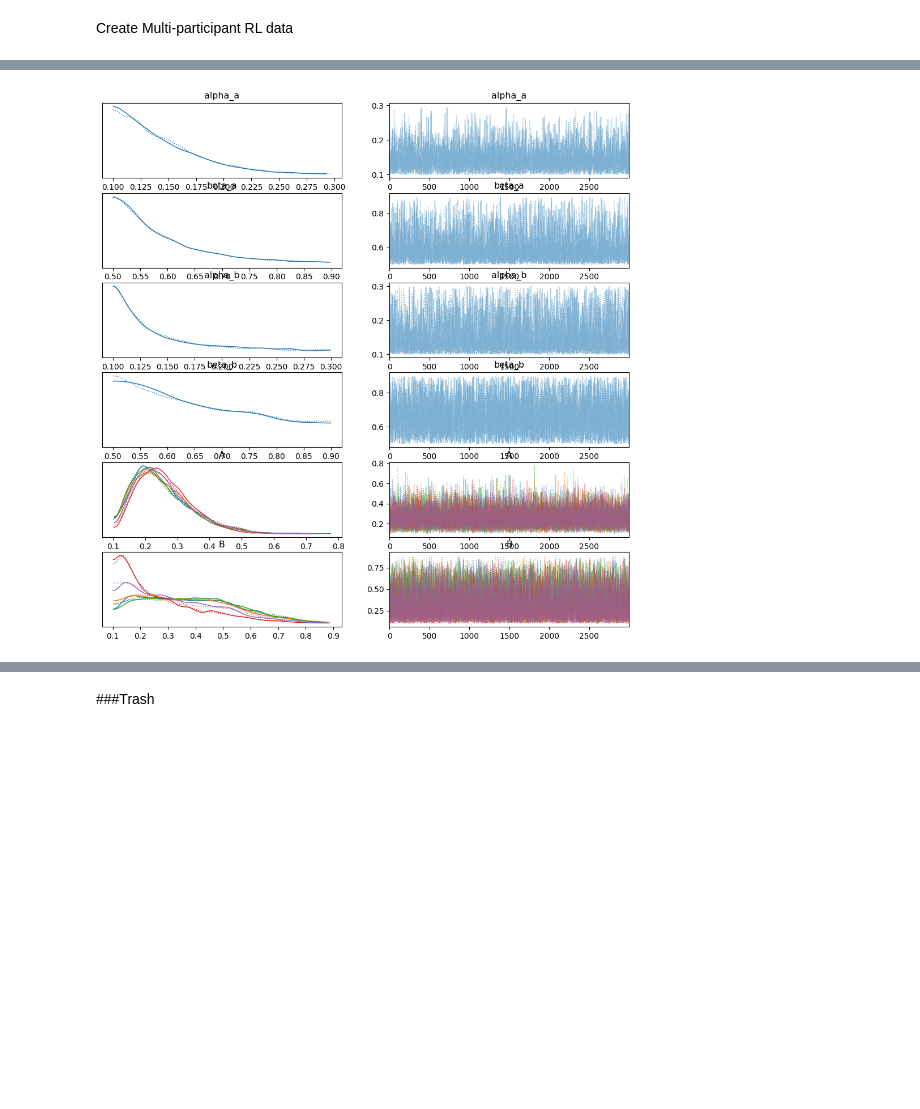
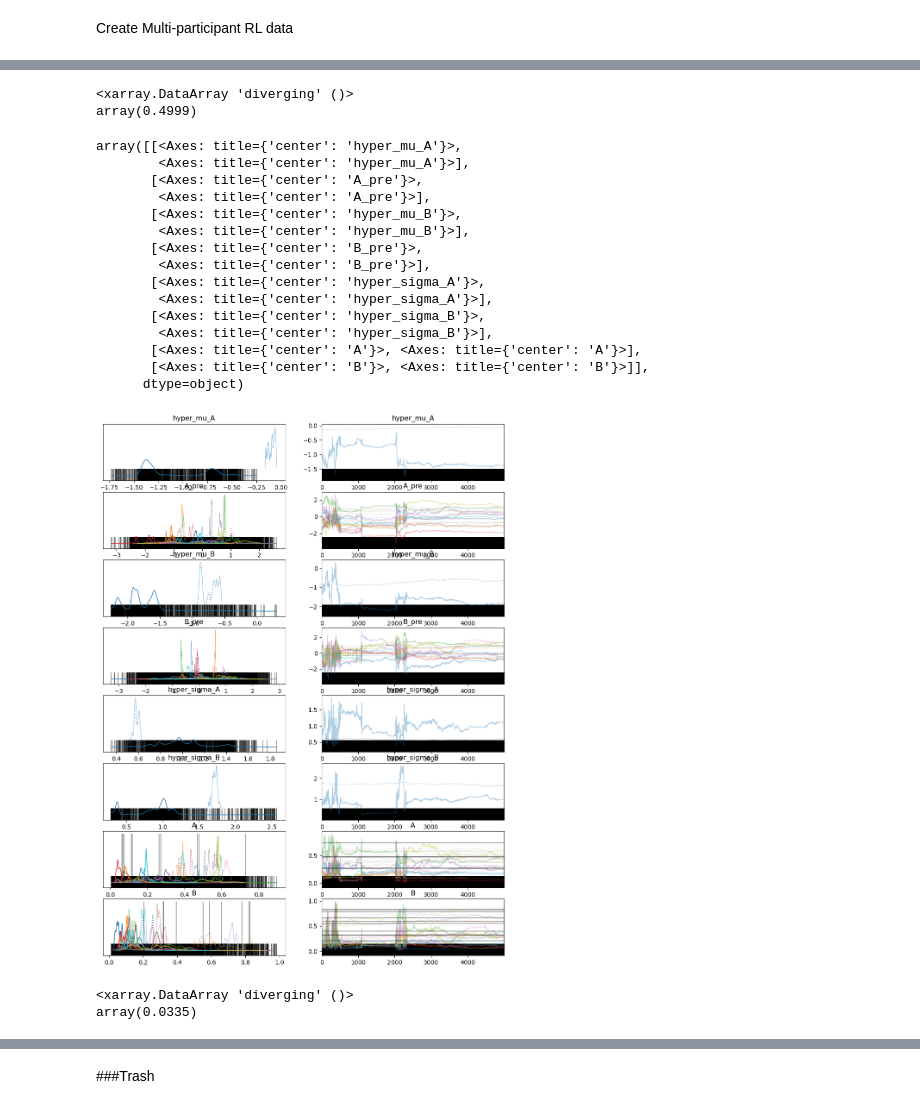
Before and after one commit to TheLemonPig/RL-SSM, a Jupyter notebook: RL_Practice.ipynb, the cells around one changed output, grey strips where cells are left out. Drawn from its saved outputs; the diff is of its cells as text; code cells hidden in the pictures; blank space fills up the shorter version.

```diff
--- a/RL_Practice.ipynb
+++ b/RL_Practice.ipynb
@@ -348,28 +242,0 @@ ll_true = 0
-# %%
-# use PyMC to sampler from log-likelihood
-with pm.Model():
-    # Data
-    C = pm.ConstantData('myC', C_true_onehot)
-    R = pm.ConstantData('myR', R_true_onehot)
-    Q = pm.ConstantData("myQ", Qs_true)
-    ll_true = pm.ConstantData('ll_true', ll_true)
-
-    # Priors
-    a = pm.Beta(name="a",alpha=2,beta=2)
-    b = pm.Beta(name="b",alpha=2,beta=2)
-    # a = pm.LogNormal(name="a", sigma=1.0)
-    # b = pm.LogNormal(name="b", sigma=2.0)
-
-    # convert m and c to a tensor vector
-
-    # rl_likelihoods = pm.RLModel("name", *params, observed = (C, R))
-
-    # use a Potential to "call" the Op and include it in the logp computation
-    pm.Potential("likelihood", my_ll_func(C, R, Q, a, b, ll_true))
-    #pm.Potential("likelihood", logl(theta))
-
-    # Use custom number of draws to replace the HMC based defaults
-    idata_mh = pm.sample(3000, tune=1000, nuts_sampler="numpyro")
-
-# plot the traces
-az.plot_trace(idata_mh, lines=[("a", {}, a_true), ("b", {}, b_true)]);
@@ -525,6 +329,8 @@ def my_mll_func(CM, RM, QM, mll, A, B):
     #BM = pt.tile(B,reps=[1,n_choices])
     AM = pt.repeat(A,n_choices,axis=1)
     BM = pt.repeat(B,n_choices,axis=1)
+
+    BM = pt.abs(BM) + 1e-3 * pt.ones_like(BM)
     #AM = pt.extra_ops.repeat(A,n_choices,axis=1)
     #BM = pt.extra_ops.repeat(B,n_choices,axis=1)
     #AM =  pt.matmul(A,pt.ones((1,n_choices)))
@@ -600,6 +404,6 @@ array([0.8842722 , 0.98433205, 0.96758261, 0.85217647, 0.78505192,
 # %%
 n_trials = 100
-n_participants = 5
+n_participants = 20
 n_choices = len(dists)
 multi_rl_model = MultiRL(n_trials=n_trials,n_participants=n_participants,distributions=dists)
 data = multi_rl_model.simulate(alpha_a=2.0,alpha_b=5.0,temperature_a=2.0,temperature_b=2.0)
@@ -694,4 +486,0 @@ AttributeError: ignored
-# %%
-az.plot_trace(idata_mh);
-# %% [output]
-[figure, removed]
@@ -697,0 +498,36 @@ az.plot_trace(idata_mh);
+# %%
+idata_mh.sample_stats.data_vars['diverging'].mean()
+# %% [output]
+<xarray.DataArray 'diverging' ()>
+array(0.4999)
+# %%
+az.plot_trace(idata_mh, lines=[
+    ("alpha_a", {}, 2.0),
+    ("alpha_b", {}, 5.0),
+    ("beta_a", {}, 2.0),
+    ("beta_b", {}, 2.0),
+    ("A", {}, A_true),
+    ("B", {}, B_true),
+      ])
+# %% [output]
+array([[<Axes: title={'center': 'hyper_mu_A'}>,
+        <Axes: title={'center': 'hyper_mu_A'}>],
+       [<Axes: title={'center': 'A_pre'}>,
+        <Axes: title={'center': 'A_pre'}>],
+       [<Axes: title={'center': 'hyper_mu_B'}>,
+        <Axes: title={'center': 'hyper_mu_B'}>],
+       [<Axes: title={'center': 'B_pre'}>,
+        <Axes: title={'center': 'B_pre'}>],
+       [<Axes: title={'center': 'hyper_sigma_A'}>,
+        <Axes: title={'center': 'hyper_sigma_A'}>],
+       [<Axes: title={'center': 'hyper_sigma_B'}>,
+        <Axes: title={'center': 'hyper_sigma_B'}>],
+       [<Axes: title={'center': 'A'}>, <Axes: title={'center': 'A'}>],
+       [<Axes: title={'center': 'B'}>, <Axes: title={'center': 'B'}>]],
+      dtype=object)
+[figure, added]
+# %%
+idata_mh.sample_stats.data_vars['diverging'].mean()
+# %% [output]
+<xarray.DataArray 'diverging' ()>
+array(0.0335)
```
Also changed, not shown: parts of 35 cells of this notebook.
